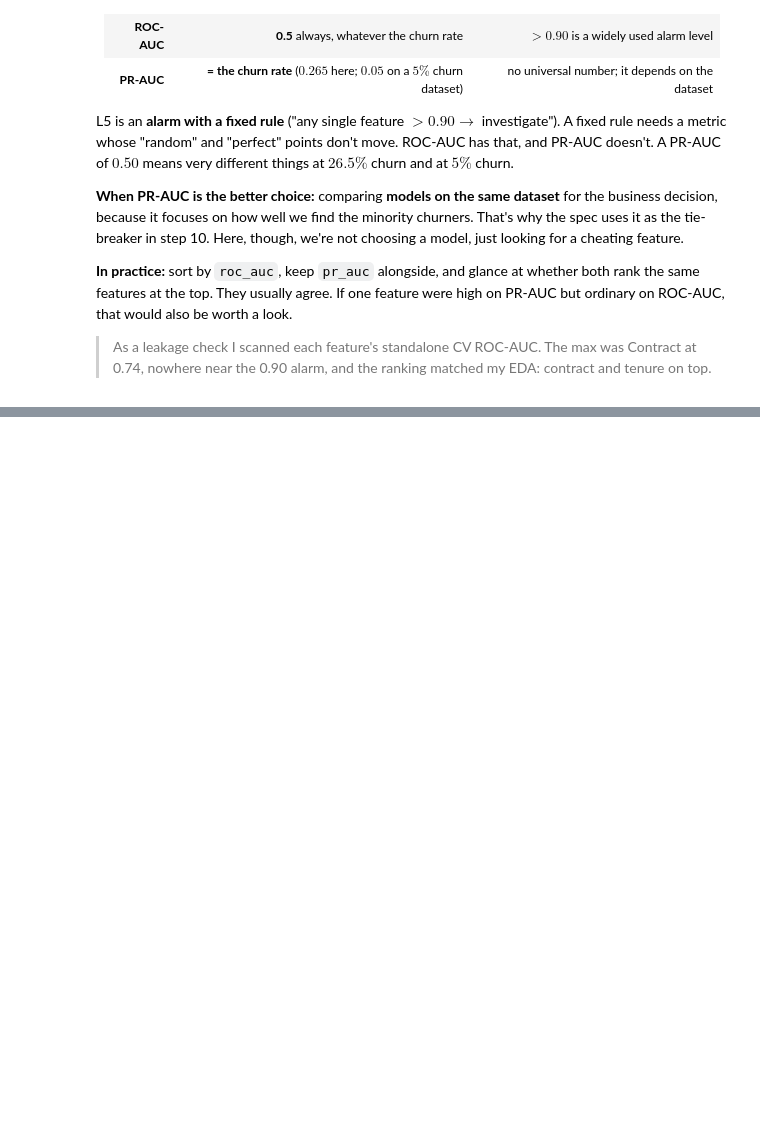
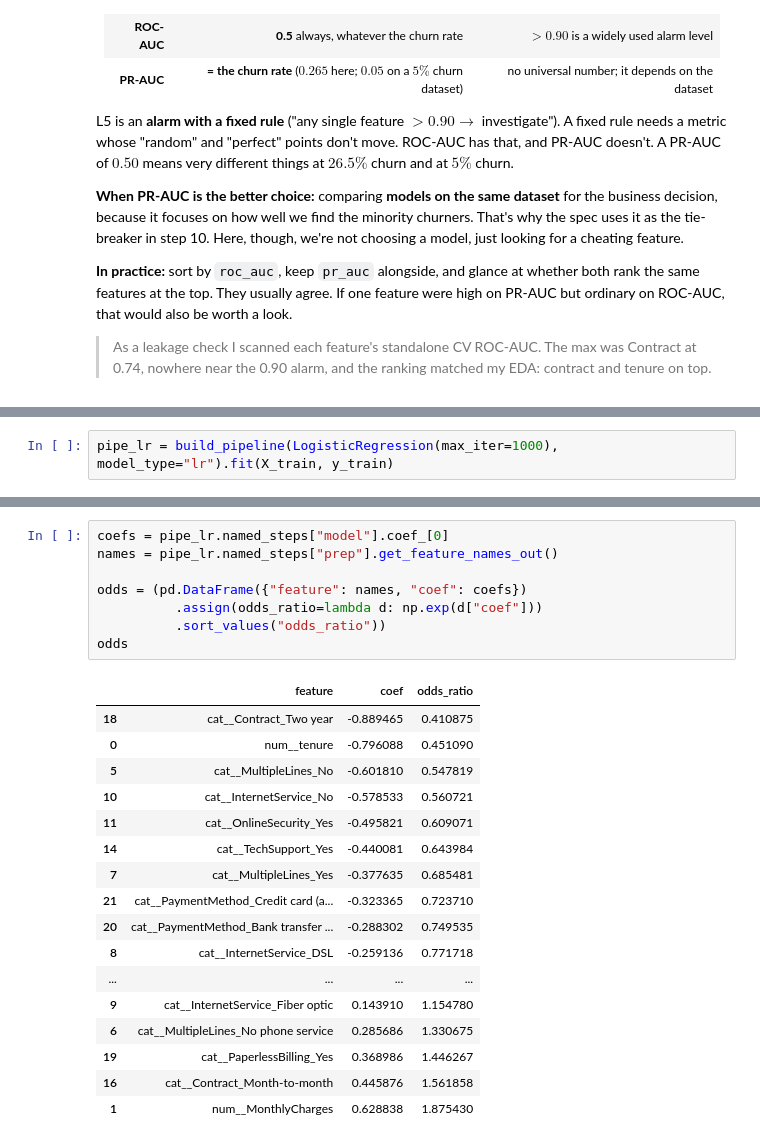
Before and after one commit to jeswingeorge/Telco-Customer-Churn-Kaggle, a Jupyter notebook: notebooks/4_baseline_models.ipynb, the cells around one changed output, grey strips where cells are left out. Cells and saved outputs as stored; diff of their text form; blank space fills up the shorter version.

Commit message:
CompletedSpec 05_Modelling

```diff
--- a/notebooks/4_baseline_models.ipynb
+++ b/notebooks/4_baseline_models.ipynb
@@ -508,0 +891,2 @@ L5 is an **alarm with a fixed rule** ("any single feature $> 0.90 \rightarrow$ i
+# %%
+pipe_lr = build_pipeline(LogisticRegression(max_iter=1000), model_type="lr").fit(X_train, y_train)
@@ -508,0 +921,26 @@ L5 is an **alarm with a fixed rule** ("any single feature $> 0.90 \rightarrow$ i
+# %%
+coefs = pipe_lr.named_steps["model"].coef_[0]
+names = pipe_lr.named_steps["prep"].get_feature_names_out()
+
+odds = (pd.DataFrame({"feature": names, "coef": coefs})
+          .assign(odds_ratio=lambda d: np.exp(d["coef"]))
+          .sort_values("odds_ratio"))
+odds
+# %% [output]
+|  | feature | coef | odds_ratio |
+| 18 | cat__Contract_Two year | -0.889465 | 0.410875 |
+| 0 | num__tenure | -0.796088 | 0.451090 |
+| 5 | cat__MultipleLines_No | -0.601810 | 0.547819 |
+| 10 | cat__InternetService_No | -0.578533 | 0.560721 |
+| 11 | cat__OnlineSecurity_Yes | -0.495821 | 0.609071 |
+| 14 | cat__TechSupport_Yes | -0.440081 | 0.643984 |
+| 7 | cat__MultipleLines_Yes | -0.377635 | 0.685481 |
+| 21 | cat__PaymentMethod_Credit card (a... | -0.323365 | 0.723710 |
+| 20 | cat__PaymentMethod_Bank transfer ... | -0.288302 | 0.749535 |
+| 8 | cat__InternetService_DSL | -0.259136 | 0.771718 |
+| ... | ... | ... | ... |
+| 9 | cat__InternetService_Fiber optic | 0.143910 | 1.154780 |
+| 6 | cat__MultipleLines_No phone service | 0.285686 | 1.330675 |
+| 19 | cat__PaperlessBilling_Yes | 0.368986 | 1.446267 |
+| 16 | cat__Contract_Month-to-month | 0.445876 | 1.561858 |
+| 1 | num__MonthlyCharges | 0.628838 | 1.875430 |
```
Also changed, not shown: parts of 47 cells of this notebook, 4 other files.
